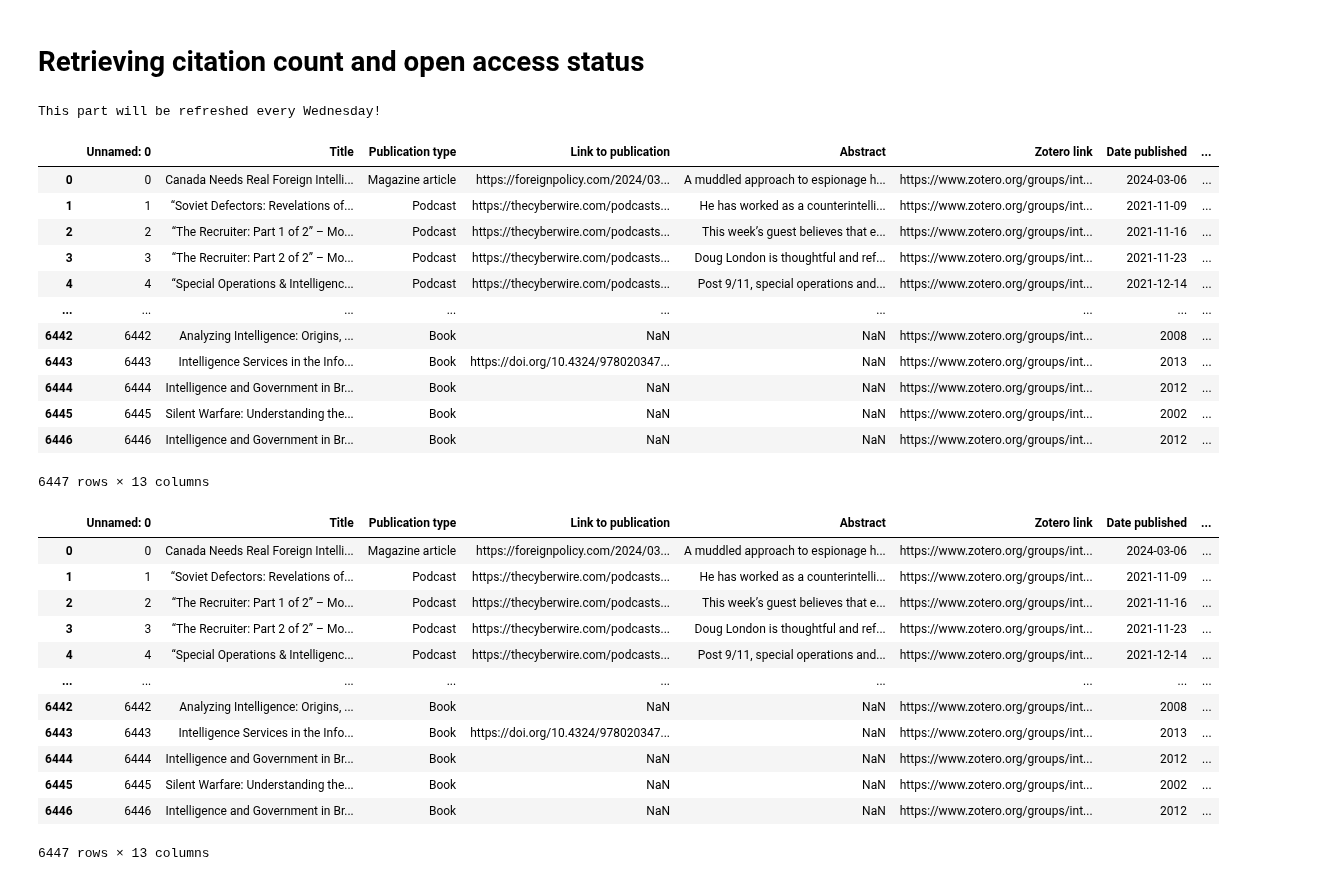
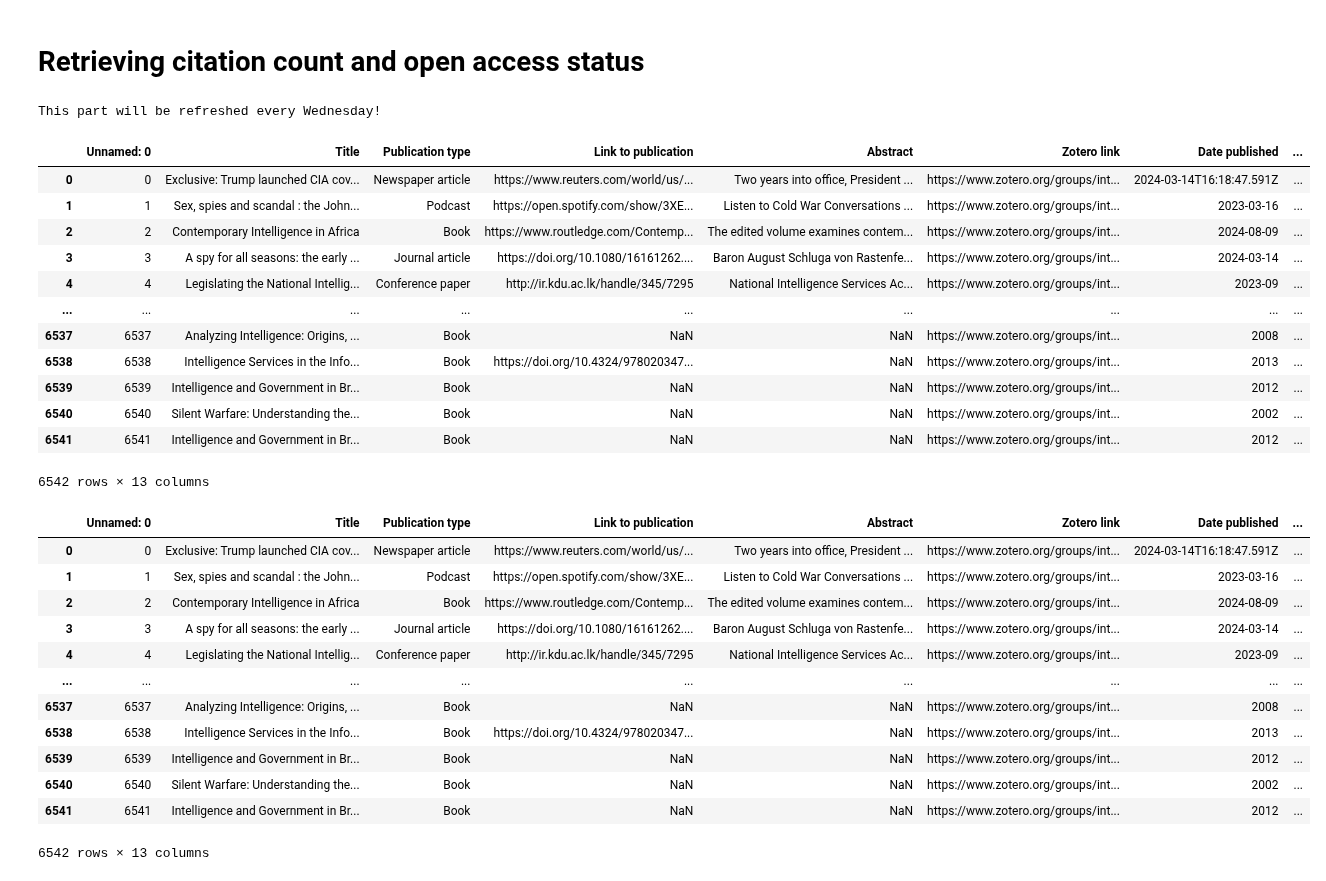
Before and after one commit to yusufaliozkan/zotero-intelligence-bibliography, a Jupyter notebook: all_items.ipynb, the cells around one changed output. Saved outputs shown, nothing was run; the diff lists cells and outputs as text; code cells hidden in the pictures.

```diff
--- a/all_items.ipynb
+++ b/all_items.ipynb
@@ -578,7 +578,7 @@ test
 # Retrieving citation count and open access status
 # %%
 df_doi = pd.read_csv('all_items.csv')
-if datetime.today().weekday() == 4:
+if datetime.today().weekday() == 1:
 
     df_doi = df_doi[['Zotero link', 'DOI']].dropna()
     df_doi = df_doi.drop(df_doi[df_doi['DOI'] == ''].index)
@@ -627,45 +627,45 @@ if datetime.today().weekday() == 4:
         doi = row['DOI']
         article_metadata = fetch_article_metadata(doi)
         if article_metadata:
             # Update DataFrame with fetched information
             df_doi.at[index, 'ID'] = article_metadata['ID']
             df_doi.at[index, 'Citation'] = article_metadata['Citation']
             df_doi.at[index, 'OA status'] = article_metadata['OA status']
             df_doi.at[index, 'First_citation_year'] = article_metadata['First_citation_year']
             df_doi.at[index, 'Last_citation_year'] = article_metadata['Last_citation_year']
             if 'Citation_list' in article_metadata:
                 df_doi.at[index, 'Citation_list'] = article_metadata['Citation_list']
             else:
                 # Set to None if key is not found
                 df_doi.at[index, 'Citation_list'] = None
             df_doi.at[index, 'Publication_year'] = article_metadata['Publication_year']
             if 'OA_link' in article_metadata:
                 df_doi.at[index, 'OA_link'] = article_metadata['OA_link']
             else:
                 # Set to None if key is not found
                 df_doi.at[index, 'OA_link'] = None
 
     # Calculate the difference between First_citation_year and Publication_year
     df_doi['Year_difference'] = df_doi['First_citation_year'] - df_doi['Publication_year']
     df_doi.to_csv('citations.csv')
 else:
     print('This part will be refreshed every Wednesday!')
 df_doi
 # %% [output]
 This part will be refreshed every Wednesday!
 |  | Unnamed: 0 | Title | Publication type | Link to publication | Abstract | Zotero link | Date published | ... |
-| 0 | 0 | Canada Needs Real Foreign Intelli... | Magazine article | https://foreignpolicy.com/2024/03... | A muddled approach to espionage h... | https://www.zotero.org/groups/int... | 2024-03-06 | ... |
-| 1 | 1 | “Soviet Defectors: Revelations of... | Podcast | https://thecyberwire.com/podcasts... | He has worked as a counterintelli... | https://www.zotero.org/groups/int... | 2021-11-09 | ... |
-| 2 | 2 | “The Recruiter: Part 1 of 2” – Mo... | Podcast | https://thecyberwire.com/podcasts... | This week’s guest believes that e... | https://www.zotero.org/groups/int... | 2021-11-16 | ... |
-| 3 | 3 | “The Recruiter: Part 2 of 2” – Mo... | Podcast | https://thecyberwire.com/podcasts... | Doug London is thoughtful and ref... | https://www.zotero.org/groups/int... | 2021-11-23 | ... |
-| 4 | 4 | “Special Operations & Intelligenc... | Podcast | https://thecyberwire.com/podcasts... | Post 9/11, special operations and... | https://www.zotero.org/groups/int... | 2021-12-14 | ... |
+| 0 | 0 | Exclusive: Trump launched CIA cov... | Newspaper article | https://www.reuters.com/world/us/... | Two years into office, President ... | https://www.zotero.org/groups/int... | 2024-03-14T16:18:47.591Z | ... |
+| 1 | 1 | Sex, spies and scandal : the John... | Podcast | https://open.spotify.com/show/3XE... | Listen to Cold War Conversations ... | https://www.zotero.org/groups/int... | 2023-03-16 | ... |
+| 2 | 2 | Contemporary Intelligence in Africa | Book | https://www.routledge.com/Contemp... | The edited volume examines contem... | https://www.zotero.org/groups/int... | 2024-08-09 | ... |
+| 3 | 3 | A spy for all seasons: the early ... | Journal article | https://doi.org/10.1080/16161262.... | Baron August Schluga von Rastenfe... | https://www.zotero.org/groups/int... | 2024-03-14 | ... |
+| 4 | 4 | Legislating the National Intellig... | Conference paper | http://ir.kdu.ac.lk/handle/345/7295 | National Intelligence Services Ac... | https://www.zotero.org/groups/int... | 2023-09 | ... |
 | ... | ... | ... | ... | ... | ... | ... | ... | ... |
-| 6442 | 6442 | Analyzing Intelligence: Origins, ... | Book | NaN | NaN | https://www.zotero.org/groups/int... | 2008 | ... |
-| 6443 | 6443 | Intelligence Services in the Info... | Book | https://doi.org/10.4324/978020347... | NaN | https://www.zotero.org/groups/int... | 2013 | ... |
-| 6444 | 6444 | Intelligence and Government in Br... | Book | NaN | NaN | https://www.zotero.org/groups/int... | 2012 | ... |
-| 6445 | 6445 | Silent Warfare: Understanding the... | Book | NaN | NaN | https://www.zotero.org/groups/int... | 2002 | ... |
-| 6446 | 6446 | Intelligence and Government in Br... | Book | NaN | NaN | https://www.zotero.org/groups/int... | 2012 | ... |
+| 6537 | 6537 | Analyzing Intelligence: Origins, ... | Book | NaN | NaN | https://www.zotero.org/groups/int... | 2008 | ... |
+| 6538 | 6538 | Intelligence Services in the Info... | Book | https://doi.org/10.4324/978020347... | NaN | https://www.zotero.org/groups/int... | 2013 | ... |
+| 6539 | 6539 | Intelligence and Government in Br... | Book | NaN | NaN | https://www.zotero.org/groups/int... | 2012 | ... |
+| 6540 | 6540 | Silent Warfare: Understanding the... | Book | NaN | NaN | https://www.zotero.org/groups/int... | 2002 | ... |
+| 6541 | 6541 | Intelligence and Government in Br... | Book | NaN | NaN | https://www.zotero.org/groups/int... | 2012 | ... |
-6447 rows × 13 columns
+6542 rows × 13 columns
 # %%
 # ## Remove after the first successful retrieval 2024-02-18
 
@@ -782,18 +782,18 @@ This part will be refreshed every Wednesday!
 df_doi
 # %% [output]
 |  | Unnamed: 0 | Title | Publication type | Link to publication | Abstract | Zotero link | Date published | ... |
-| 0 | 0 | Canada Needs Real Foreign Intelli... | Magazine article | https://foreignpolicy.com/2024/03... | A muddled approach to espionage h... | https://www.zotero.org/groups/int... | 2024-03-06 | ... |
-| 1 | 1 | “Soviet Defectors: Revelations of... | Podcast | https://thecyberwire.com/podcasts... | He has worked as a counterintelli... | https://www.zotero.org/groups/int... | 2021-11-09 | ... |
-| 2 | 2 | “The Recruiter: Part 1 of 2” – Mo... | Podcast | https://thecyberwire.com/podcasts... | This week’s guest believes that e... | https://www.zotero.org/groups/int... | 2021-11-16 | ... |
-| 3 | 3 | “The Recruiter: Part 2 of 2” – Mo... | Podcast | https://thecyberwire.com/podcasts... | Doug London is thoughtful and ref... | https://www.zotero.org/groups/int... | 2021-11-23 | ... |
-| 4 | 4 | “Special Operations & Intelligenc... | Podcast | https://thecyberwire.com/podcasts... | Post 9/11, special operations and... | https://www.zotero.org/groups/int... | 2021-12-14 | ... |
+| 0 | 0 | Exclusive: Trump launched CIA cov... | Newspaper article | https://www.reuters.com/world/us/... | Two years into office, President ... | https://www.zotero.org/groups/int... | 2024-03-14T16:18:47.591Z | ... |
+| 1 | 1 | Sex, spies and scandal : the John... | Podcast | https://open.spotify.com/show/3XE... | Listen to Cold War Conversations ... | https://www.zotero.org/groups/int... | 2023-03-16 | ... |
+| 2 | 2 | Contemporary Intelligence in Africa | Book | https://www.routledge.com/Contemp... | The edited volume examines contem... | https://www.zotero.org/groups/int... | 2024-08-09 | ... |
+| 3 | 3 | A spy for all seasons: the early ... | Journal article | https://doi.org/10.1080/16161262.... | Baron August Schluga von Rastenfe... | https://www.zotero.org/groups/int... | 2024-03-14 | ... |
+| 4 | 4 | Legislating the National Intellig... | Conference paper | http://ir.kdu.ac.lk/handle/345/7295 | National Intelligence Services Ac... | https://www.zotero.org/groups/int... | 2023-09 | ... |
 | ... | ... | ... | ... | ... | ... | ... | ... | ... |
-| 6442 | 6442 | Analyzing Intelligence: Origins, ... | Book | NaN | NaN | https://www.zotero.org/groups/int... | 2008 | ... |
-| 6443 | 6443 | Intelligence Services in the Info... | Book | https://doi.org/10.4324/978020347... | NaN | https://www.zotero.org/groups/int... | 2013 | ... |
-| 6444 | 6444 | Intelligence and Government in Br... | Book | NaN | NaN | https://www.zotero.org/groups/int... | 2012 | ... |
-| 6445 | 6445 | Silent Warfare: Understanding the... | Book | NaN | NaN | https://www.zotero.org/groups/int... | 2002 | ... |
-| 6446 | 6446 | Intelligence and Government in Br... | Book | NaN | NaN | https://www.zotero.org/groups/int... | 2012 | ... |
+| 6537 | 6537 | Analyzing Intelligence: Origins, ... | Book | NaN | NaN | https://www.zotero.org/groups/int... | 2008 | ... |
+| 6538 | 6538 | Intelligence Services in the Info... | Book | https://doi.org/10.4324/978020347... | NaN | https://www.zotero.org/groups/int... | 2013 | ... |
+| 6539 | 6539 | Intelligence and Government in Br... | Book | NaN | NaN | https://www.zotero.org/groups/int... | 2012 | ... |
+| 6540 | 6540 | Silent Warfare: Understanding the... | Book | NaN | NaN | https://www.zotero.org/groups/int... | 2002 | ... |
+| 6541 | 6541 | Intelligence and Government in Br... | Book | NaN | NaN | https://www.zotero.org/groups/int... | 2012 | ... |
-6447 rows × 13 columns
+6542 rows × 13 columns
 # %%
 df_doi_2 = pd.read_csv('citations.csv', usecols=lambda column: column != 'Unnamed: 0')
 df_doi_2
```
Also changed, not shown: parts of 9 cells of this notebook, 3 other files.
